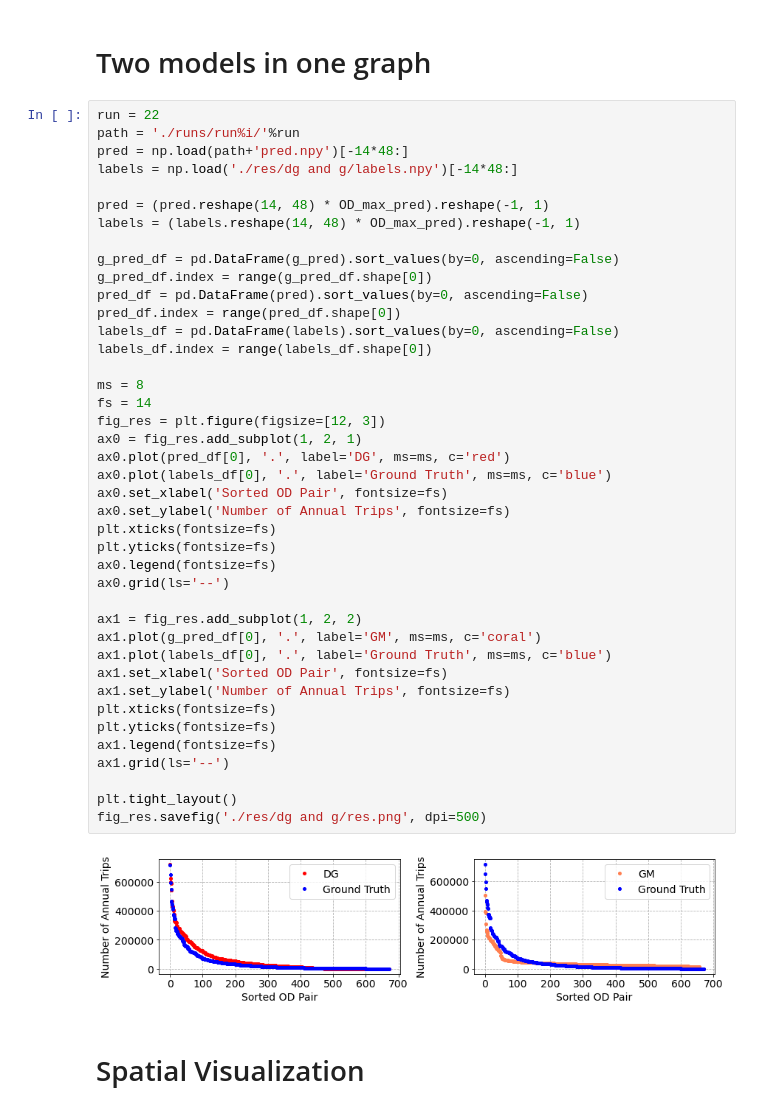
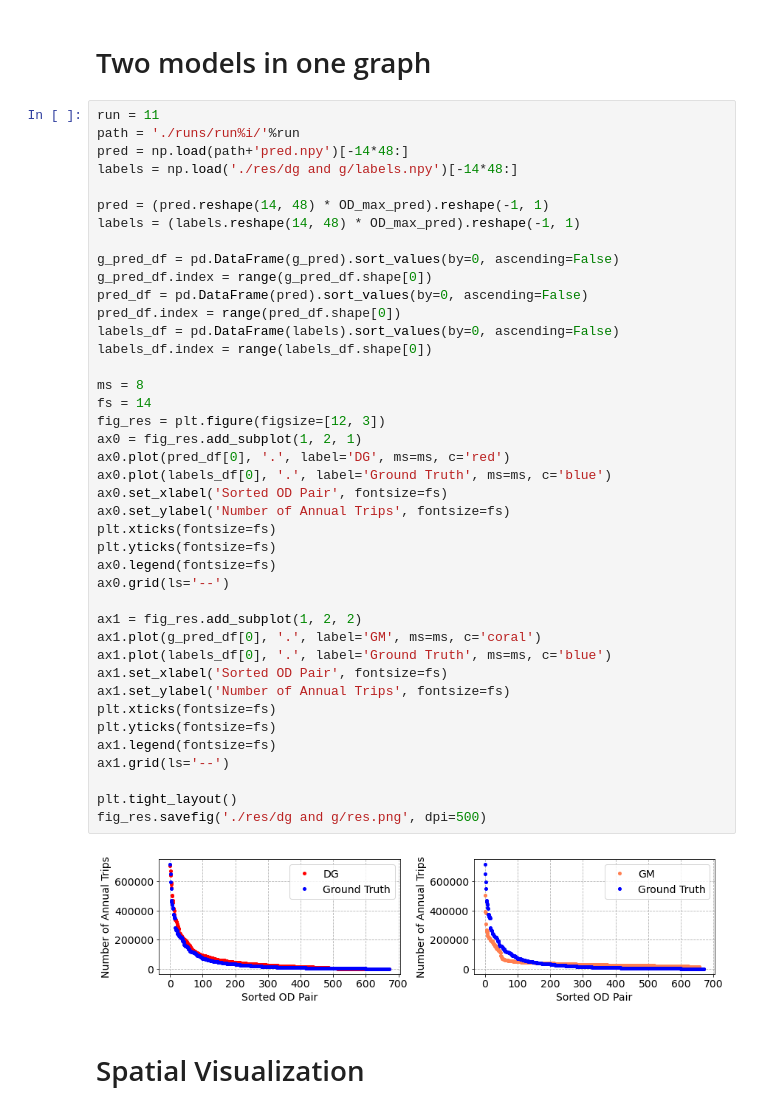
Before and after one commit to khzhang2/BART_Ridership_Prediction, a Jupyter notebook: Result_Analysis_dg_g.ipynb, the cells around one changed output. Drawn from its saved outputs; the diff is of its cells as text.

```diff
--- a/Result_Analysis_dg_g.ipynb
+++ b/Result_Analysis_dg_g.ipynb
@@ -120,7 +120,7 @@ The CPC is 0.3505
 # %% [markdown]
 # Two models in one graph
 # %%
-run = 22
+run = 11
 path = './runs/run%i/'%run
 pred = np.load(path+'pred.npy')[-14*48:]
 labels = np.load('./res/dg and g/labels.npy')[-14*48:]
@@ -134,34 +134,34 @@ pred_df = pd.DataFrame(pred).sort_values(by=0, ascending=False)
 pred_df.index = range(pred_df.shape[0])
 labels_df = pd.DataFrame(labels).sort_values(by=0, ascending=False)
 labels_df.index = range(labels_df.shape[0])
 
 ms = 8
 fs = 14
 fig_res = plt.figure(figsize=[12, 3])
 ax0 = fig_res.add_subplot(1, 2, 1)
 ax0.plot(pred_df[0], '.', label='DG', ms=ms, c='red')
 ax0.plot(labels_df[0], '.', label='Ground Truth', ms=ms, c='blue')
 ax0.set_xlabel('Sorted OD Pair', fontsize=fs)
 ax0.set_ylabel('Number of Annual Trips', fontsize=fs)
 plt.xticks(fontsize=fs)
 plt.yticks(fontsize=fs)
 ax0.legend(fontsize=fs)
 ax0.grid(ls='--')
 
 ax1 = fig_res.add_subplot(1, 2, 2)
 ax1.plot(g_pred_df[0], '.', label='GM', ms=ms, c='coral')
 ax1.plot(labels_df[0], '.', label='Ground Truth', ms=ms, c='blue')
 ax1.set_xlabel('Sorted OD Pair', fontsize=fs)
 ax1.set_ylabel('Number of Annual Trips', fontsize=fs)
 plt.xticks(fontsize=fs)
 plt.yticks(fontsize=fs)
 ax1.legend(fontsize=fs)
 ax1.grid(ls='--')
 
 plt.tight_layout()
 fig_res.savefig('./res/dg and g/res.png', dpi=500)
 # %% [output]
-[figure, old version]
+[figure, new version]
 # %% [markdown]
 # Spatial Visualization
 # %%
```
